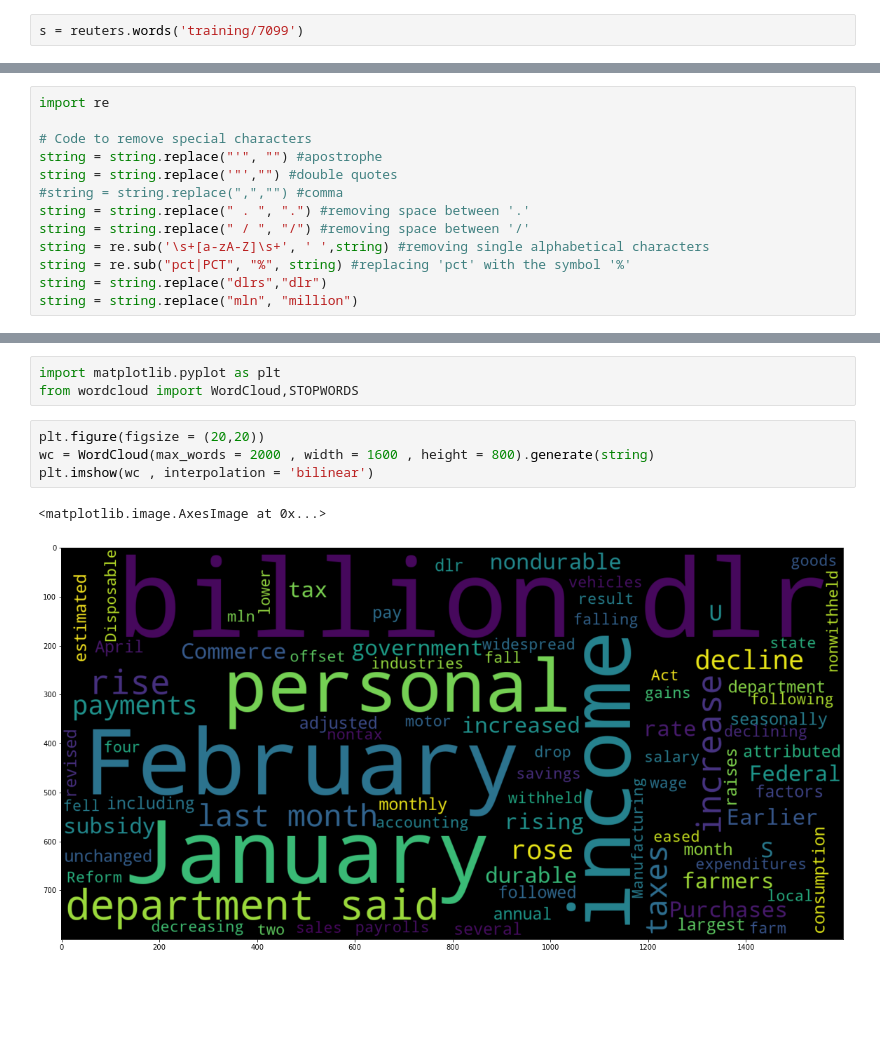
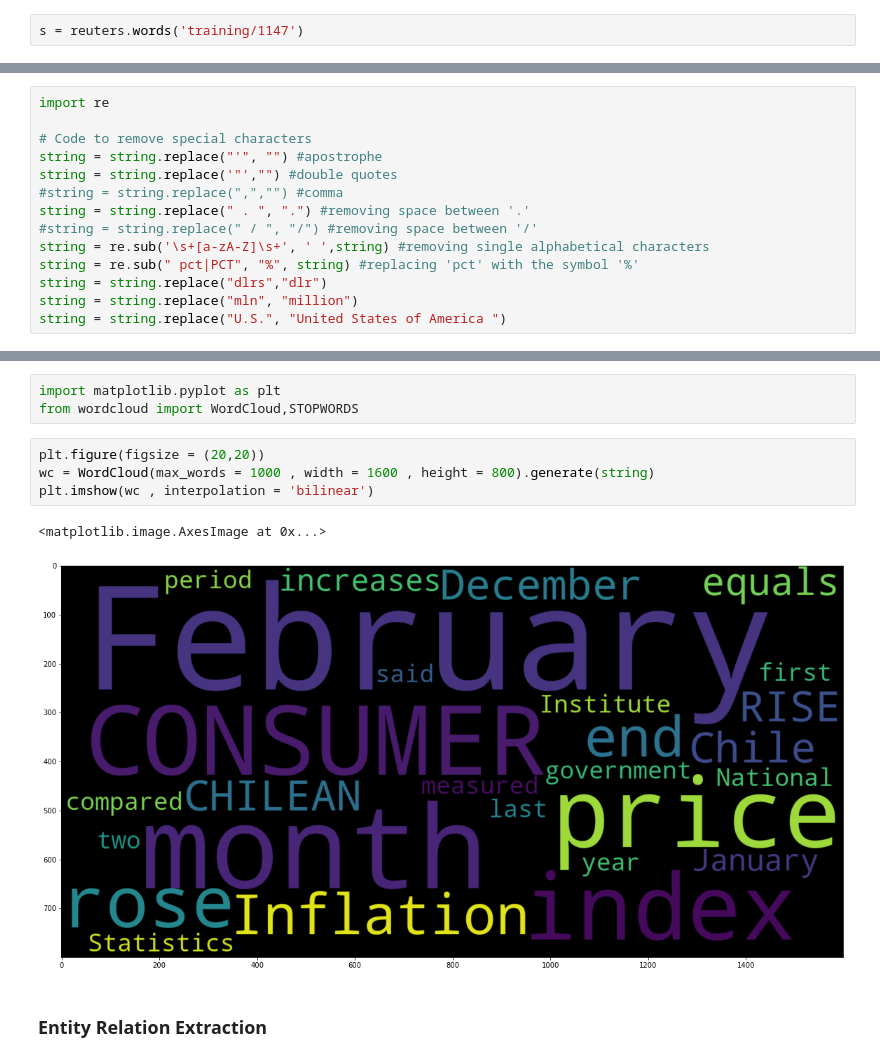
Before and after one commit to yusufakcakaya/Algorythm-NLP-Entity-Recognition, a Jupyter notebook: Project_NER.ipynb, the cells around one changed output, grey strips where cells are left out. Drawn from its saved outputs; the diff is of its cells as text; blank space fills up the shorter version.

```diff
--- a/Project_NER.ipynb
+++ b/Project_NER.ipynb
@@ -85,7 +61,7 @@ reuters.fileids(categories=['income'])
 # %% [markdown]
 ### Choosing the document and converting it to a string
 # %%
-s = reuters.words('training/7099')
+s = reuters.words('training/1147')
 # %%
 def listToString(s):
 
@@ -109,11 +85,12 @@ string = string.replace("'", "") #apostrophe
 string = string.replace('"',"") #double quotes
 #string = string.replace(",","") #comma
 string = string.replace(" . ", ".") #removing space between '.'
-string = string.replace(" / ", "/") #removing space between '/'
+#string = string.replace(" / ", "/") #removing space between '/'
 string = re.sub('\s+[a-zA-Z]\s+', ' ',string) #removing single alphabetical characters
-string = re.sub("pct|PCT", "%", string) #replacing 'pct' with the symbol '%'
+string = re.sub(" pct|PCT", "%", string) #replacing 'pct' with the symbol '%'
 string = string.replace("dlrs","dlr")
 string = string.replace("mln", "million")
+string = string.replace("U.S.", "United States of America ")
 # %%
 string
 # %% [output]
@@ -155,8 +281,10 @@ import matplotlib.pyplot as plt
 from wordcloud import WordCloud,STOPWORDS
 # %%
 plt.figure(figsize = (20,20))
-wc = WordCloud(max_words = 2000 , width = 1600 , height = 800).generate(string)
+wc = WordCloud(max_words = 1000 , width = 1600 , height = 800).generate(string)
 plt.imshow(wc , interpolation = 'bilinear')
 # %% [output]
 <matplotlib.image.AxesImage at 0x...>
-[figure, old version]
+[figure, new version]
+# %% [markdown]
+### Entity Relation Extraction
```
Also changed, not shown: parts of 28 cells of this notebook.
